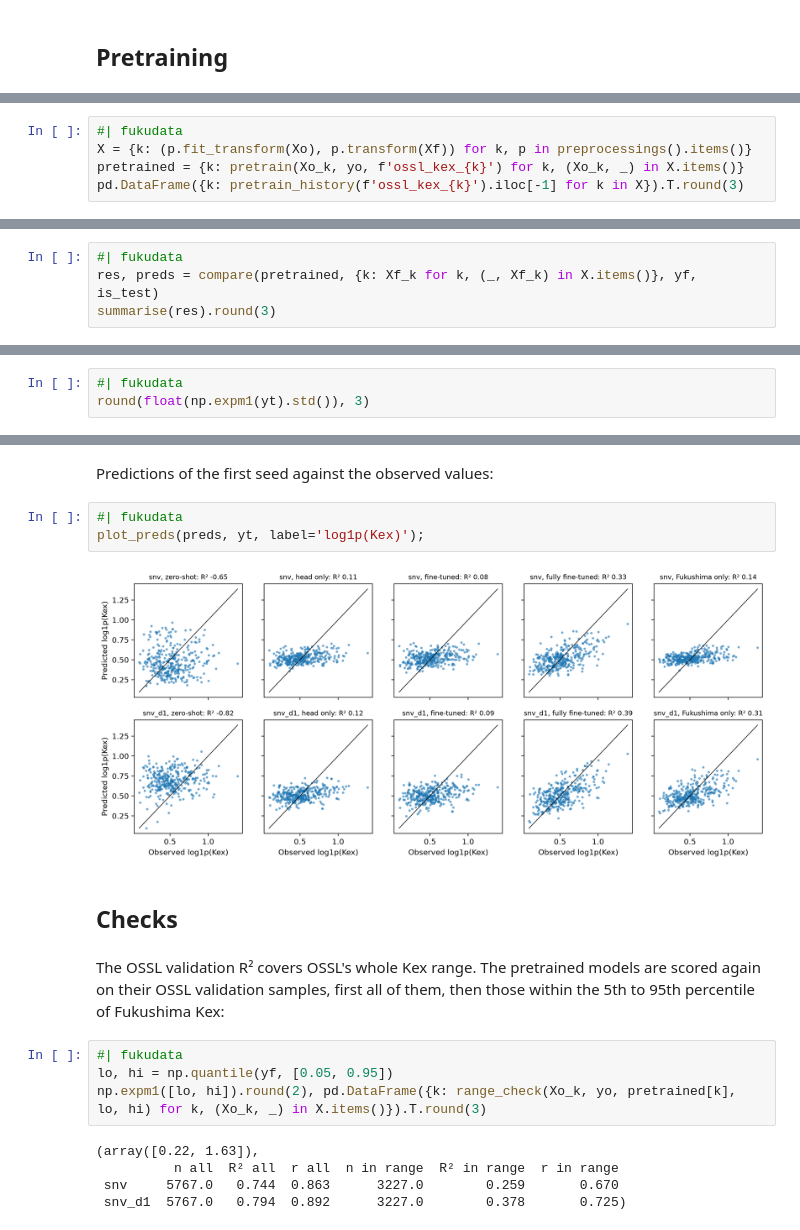
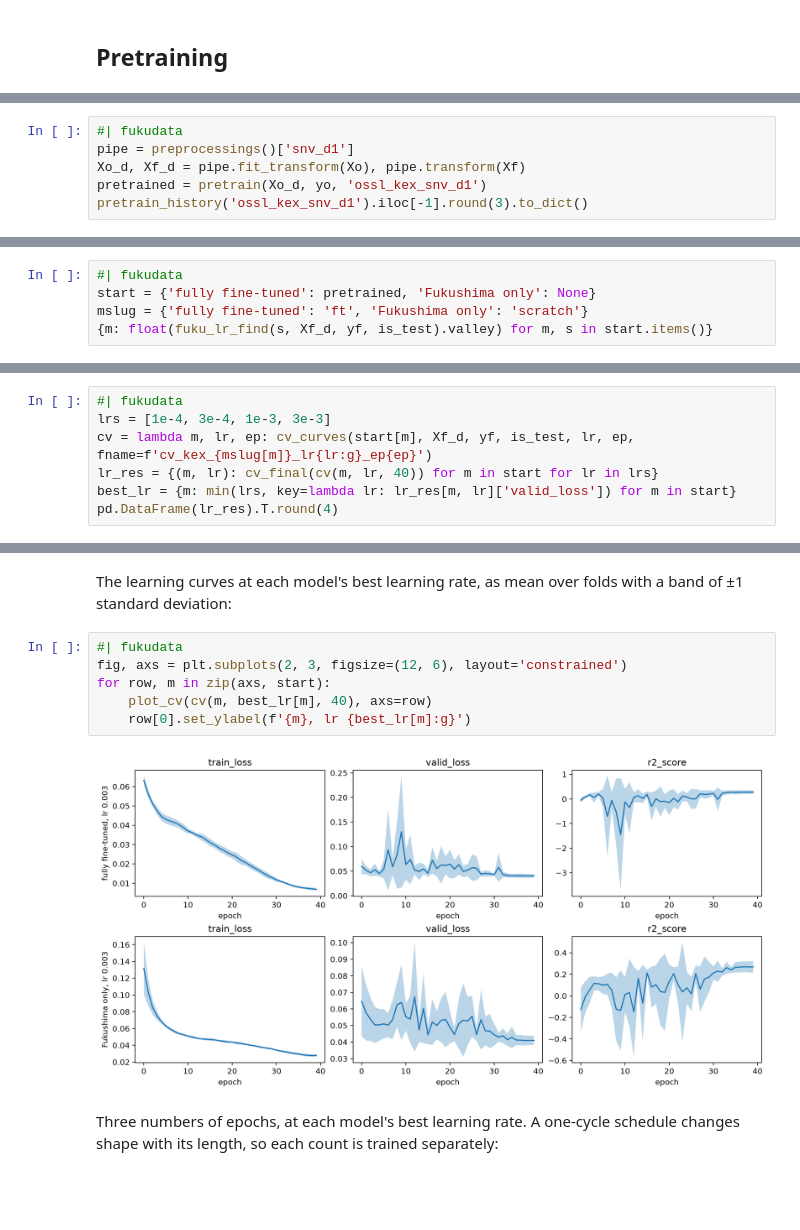
Before and after one commit to franckalbinet/ossl-fuku-transfer, a Jupyter notebook: nbs/03_kex.ipynb, the cells around one changed output, grey strips where cells are left out. Saved outputs shown, nothing was run; the diff lists cells and outputs as text; blank space fills up the shorter version.

Commit message:
Choose the Kex and CEC schedules by cross-validation, derivative only
With tuned schedules, full fine-tuning beats Fukushima-only training by 0.04 (Kex) and 0.02 (CEC) in R².

```diff
--- a/nbs/03_kex.ipynb
+++ b/nbs/03_kex.ipynb
@@ -43,6 +45,7 @@ Each preprocessing is fitted on OSSL and applied to Fukushima. `pretrain` trains
 # %%
 #| fukudata
-X = {k: (p.fit_transform(Xo), p.transform(Xf)) for k, p in preprocessings().items()}
-pretrained = {k: pretrain(Xo_k, yo, f'ossl_kex_{k}') for k, (Xo_k, _) in X.items()}
-pd.DataFrame({k: pretrain_history(f'ossl_kex_{k}').iloc[-1] for k in X}).T.round(3)
+pipe = preprocessings()['snv_d1']
+Xo_d, Xf_d = pipe.fit_transform(Xo), pipe.transform(Xf)
+pretrained = pretrain(Xo_d, yo, 'ossl_kex_snv_d1')
+pretrain_history('ossl_kex_snv_d1').iloc[-1].round(3).to_dict()
 # %% [output]
@@ -56,5 +57,6 @@ Each Fukushima model trains with five seeds. The table gives the mean and standa
 # %%
 #| fukudata
-res, preds = compare(pretrained, {k: Xf_k for k, (_, Xf_k) in X.items()}, yf, is_test)
-summarise(res).round(3)
+start = {'fully fine-tuned': pretrained, 'Fukushima only': None}
+mslug = {'fully fine-tuned': 'ft', 'Fukushima only': 'scratch'}
+{m: float(fuku_lr_find(s, Xf_d, yf, is_test).valley) for m, s in start.items()}
 # %% [output]
@@ -76,4 +69,8 @@ For scale, the standard deviation of the test Kex values, in cmolc/kg:
 # %%
 #| fukudata
-round(float(np.expm1(yt).std()), 3)
+lrs = [1e-4, 3e-4, 1e-3, 3e-3]
+cv = lambda m, lr, ep: cv_curves(start[m], Xf_d, yf, is_test, lr, ep, fname=f'cv_kex_{mslug[m]}_lr{lr:g}_ep{ep}')
+lr_res = {(m, lr): cv_final(cv(m, lr, 40)) for m in start for lr in lrs}
+best_lr = {m: min(lrs, key=lambda lr: lr_res[m, lr]['valid_loss']) for m in start}
+pd.DataFrame(lr_res).T.round(4)
 # %% [output]
@@ -81,20 +86,12 @@ round(float(np.expm1(yt).std()), 3)
 # %% [markdown]
-Predictions of the first seed against the observed values:
+The learning curves at each model's best learning rate, as mean over folds with a band of ±1 standard deviation:
 # %%
 #| fukudata
-plot_preds(preds, yt, label='log1p(Kex)');
+fig, axs = plt.subplots(2, 3, figsize=(12, 6), layout='constrained')
+for row, m in zip(axs, start):
+    plot_cv(cv(m, best_lr[m], 40), axs=row)
+    row[0].set_ylabel(f'{m}, lr {best_lr[m]:g}')
 # %% [output]
-[figure, old version]
+[figure, new version]
 # %% [markdown]
-## Checks
+Three numbers of epochs, at each model's best learning rate. A one-cycle schedule changes shape with its length, so each count is trained separately:
-# %% [markdown]
-The OSSL validation R² covers OSSL's whole Kex range. The pretrained models are scored again on their OSSL validation samples, first all of them, then those within the 5th to 95th percentile of Fukushima Kex:
-# %%
-#| fukudata
-lo, hi = np.quantile(yf, [0.05, 0.95])
-np.expm1([lo, hi]).round(2), pd.DataFrame({k: range_check(Xo_k, yo, pretrained[k], lo, hi) for k, (Xo_k, _) in X.items()}).T.round(3)
-# %% [output]
-(array([0.22, 1.63]),
-          n all  R² all  r all  n in range  R² in range  r in range
- snv     5767.0   0.744  0.863      3227.0        0.259       0.670
- snv_d1  5767.0   0.794  0.892      3227.0        0.378       0.725)
```
Also changed, not shown: parts of 31 cells of this notebook, 1 other file.
